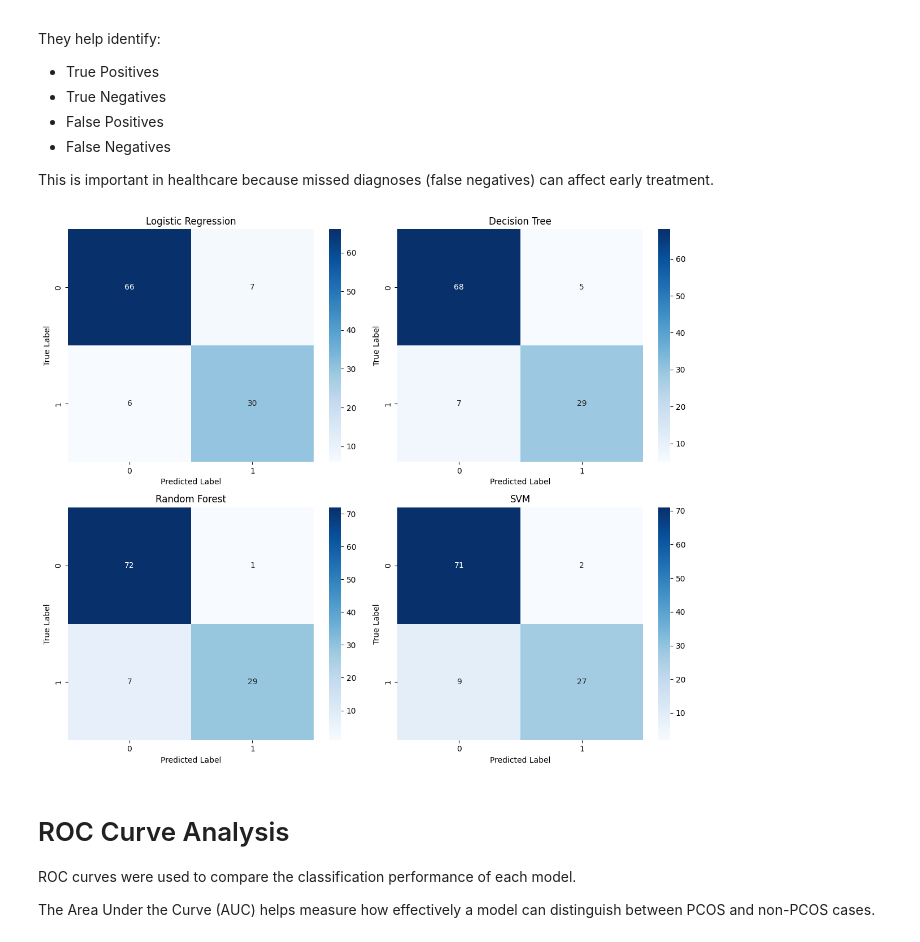
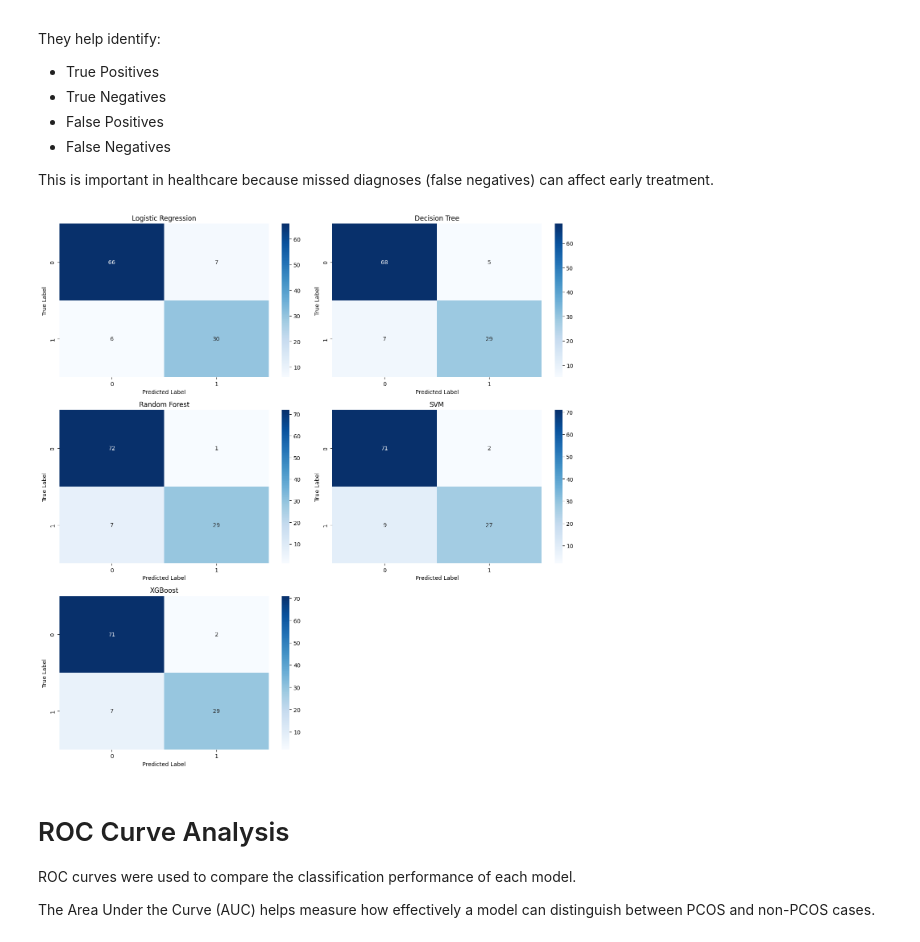
Before and after one commit to Benita2004/Pcos-Xai-Dissertation, a Jupyter notebook: notebooks/04_model_evaluation.ipynb, the cells around one changed output. Saved outputs shown, nothing was run; the diff lists cells and outputs as text; code cells hidden in the pictures.

Commit message:
added XGBoost to evaluation metric

```diff
--- a/notebooks/04_model_evaluation.ipynb
+++ b/notebooks/04_model_evaluation.ipynb
@@ -93,6 +94,18 @@ svm_model = SVC(kernel="rbf", probability=True, random_state=42)
 svm_model.fit(X_train_scaled, y_train)
 y_pred_svm = svm_model.predict(X_test_scaled)
 
+# XGBoost
+xgb_model = XGBClassifier(
+    n_estimators=100,
+    max_depth=4,
+    learning_rate=0.1,
+    random_state=42,
+    eval_metric='logloss'
+)
+
+xgb_model.fit(X_train_scaled, y_train)
+y_pred_xgb = xgb_model.predict(X_test_scaled)
+
 print("All models recreated successfully for evaluation.")
 # %% [output]
 All models recreated successfully for evaluation.
@@ -116,7 +129,8 @@ models = {
     "Logistic Regression": y_pred_log,
     "Decision Tree": y_pred_dt,
     "Random Forest": y_pred_rf,
-    "SVM": y_pred_svm
+    "SVM": y_pred_svm,
+    "XGBoost": y_pred_xgb
 }
 
 results = []
@@ -162,41 +177,47 @@ This is important in healthcare because missed diagnoses (false negatives) can a
 # %%
 # Plot confusion matrices for all models
 
-fig, axes = plt.subplots(2, 2, figsize=(12, 10))
+fig, axes = plt.subplots(3, 2, figsize=(14, 14))
 
 # Store model predictions
 model_predictions = {
     "Logistic Regression": y_pred_log,
     "Decision Tree": y_pred_dt,
     "Random Forest": y_pred_rf,
-    "SVM": y_pred_svm
+    "SVM": y_pred_svm,
+    "XGBoost": y_pred_xgb
+
 }
 
 # Generate confusion matrix for each model
 for ax, (model_name, predictions) in zip(axes.flatten(), model_predictions.items()):
 
     # Create confusion matrix
     cm = confusion_matrix(y_test, predictions)
 
     # Plot heatmap
     sns.heatmap(
         cm,
         annot=True,
         fmt="d",
         cmap="Blues",
         ax=ax
     )
 
     # Add labels and titles
     ax.set_title(model_name)
     ax.set_xlabel("Predicted Label")
     ax.set_ylabel("True Label")
 
+
+# Remove unused subplot
+fig.delaxes(axes[2, 1])
+
 # Adjust layout
 plt.tight_layout()
 plt.show()
 # %% [output]
-[figure, old version]
+[figure, new version]
 # %% [markdown]
 # ROC Curve Analysis
 
```
Also changed, not shown: parts of 4 cells of this notebook.
